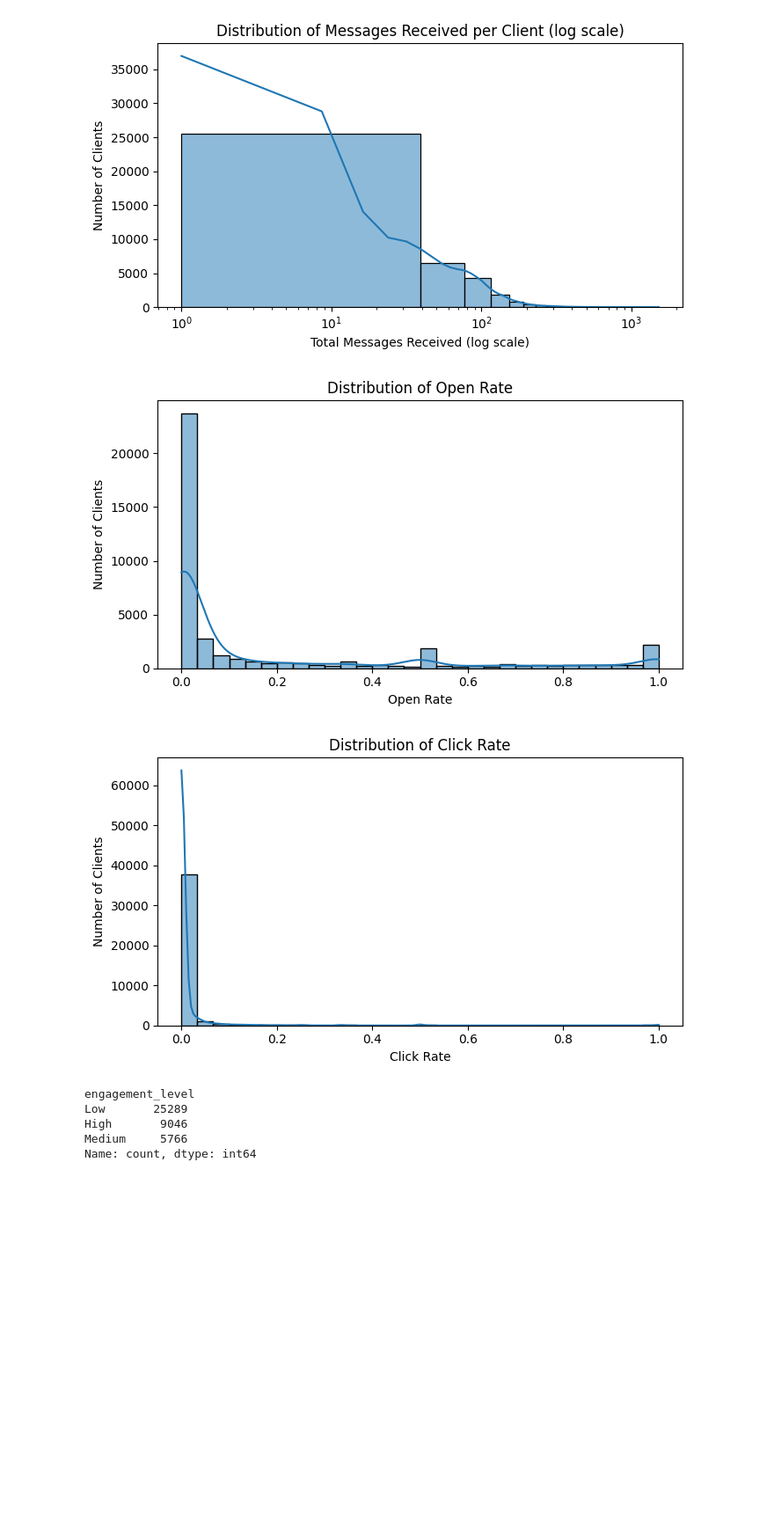
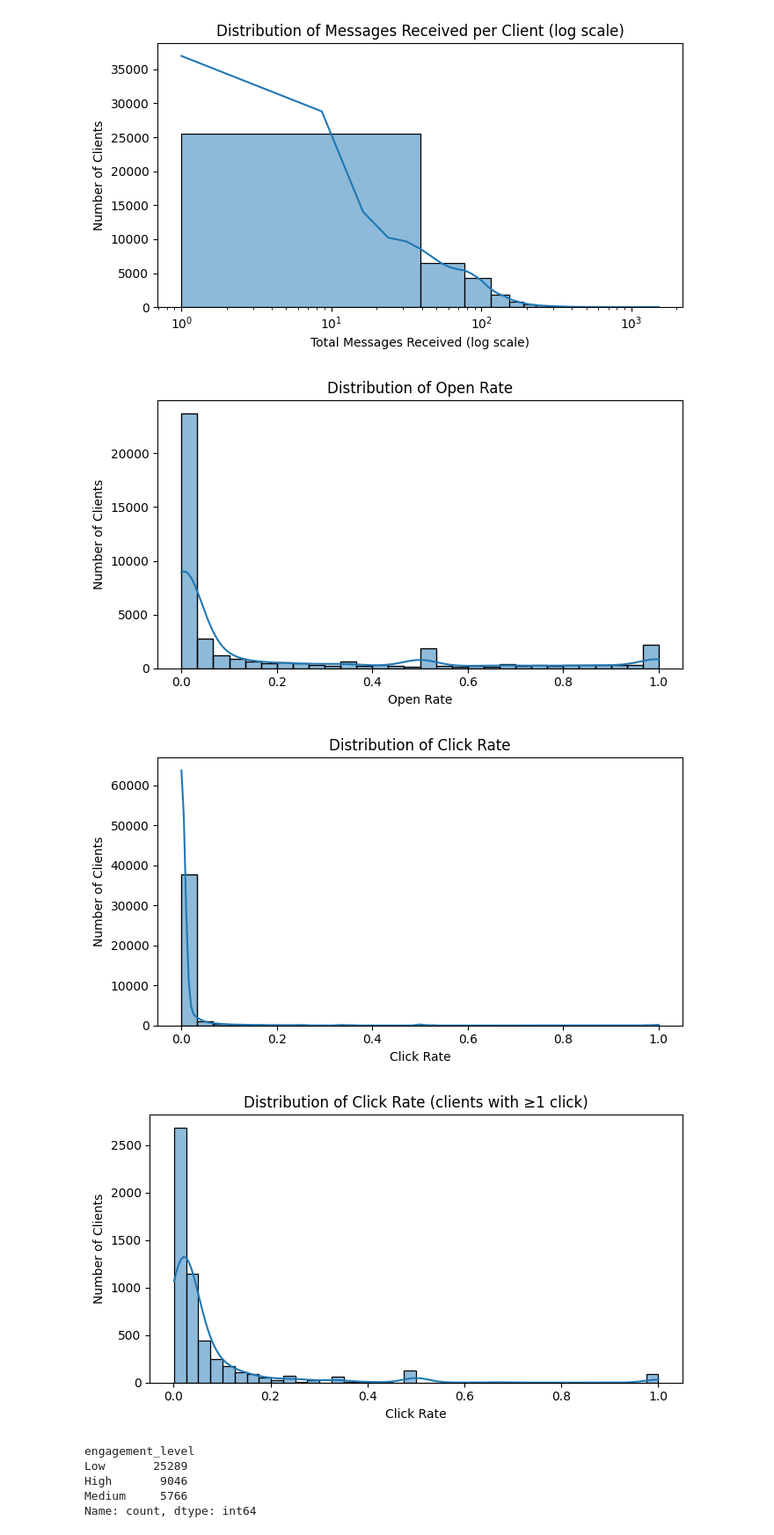
Before and after one commit to NikolozDarsalia/message-campaign-engagement-analysis, a Jupyter notebook: client_level_analysis.ipynb, the cells around one changed output. Shown: that part at 88% size. Cells and saved outputs as stored; diff of their text form; code cells hidden in the pictures; blank space fills up the shorter version.

```diff
--- a/client_level_analysis.ipynb
+++ b/client_level_analysis.ipynb
@@ -162,20 +157,32 @@ plt.show()
 # %%
 # Summary statistics for open and click rates
 rate_cols = ['open_rate', 'click_rate']
 client_df[rate_cols].describe().round(3)
 
 # Visualize distribution of open and click rates
 for rate in rate_cols:
     plt.figure(figsize=(7,4))
     sns.histplot(client_df[rate], bins=30, kde=True)
     plt.title(f"Distribution of {rate.replace('_',' ').title()}")
     plt.xlabel(rate.replace('_',' ').title())
     plt.ylabel("Number of Clients")
     plt.tight_layout()
     plt.show()
+
+# Focused histogram: click rates for clients with at least one click
+nonzero_clicks = client_df.loc[client_df['click_rate'] > 0, 'click_rate']
+
+plt.figure(figsize=(7,4))
+sns.histplot(nonzero_clicks, bins=40, kde=True)
+plt.title("Distribution of Click Rate (clients with ≥1 click)")
+plt.xlabel("Click Rate")
+plt.ylabel("Number of Clients")
+plt.tight_layout()
+plt.show()
 # %% [output]
 [figure]
 [figure]
+[figure, added]
 # %%
 # Define thresholds manually (based on open_rate)
 low_thr = 0.05    # < 5% opened → Low engagement
```
Also changed, not shown: parts of 5 cells of this notebook, 3 other files.
